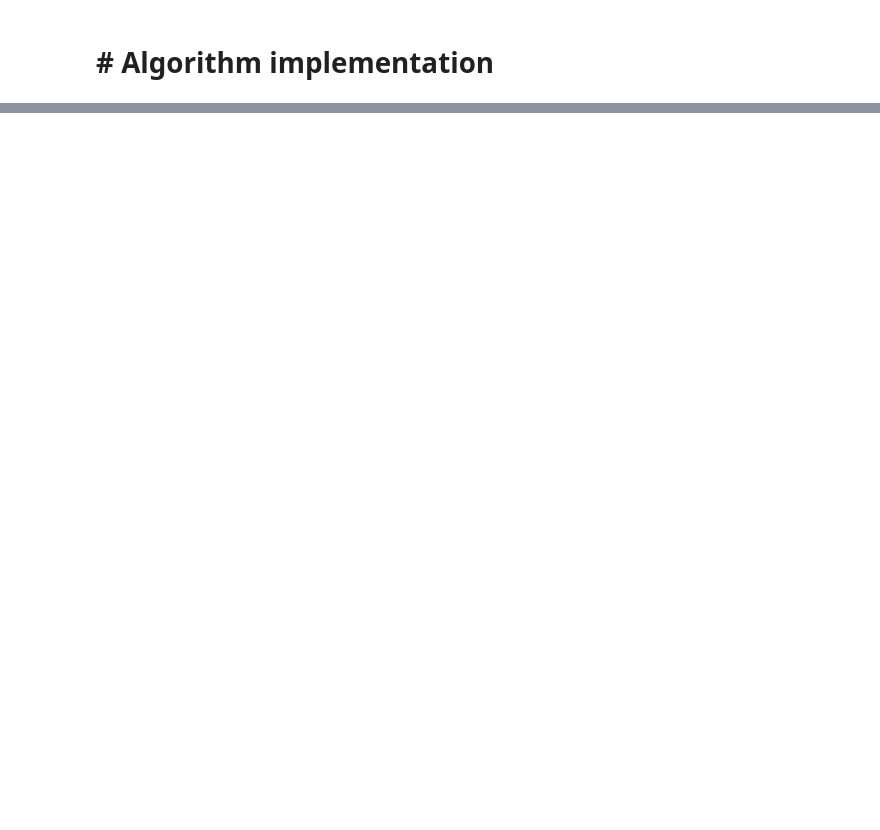
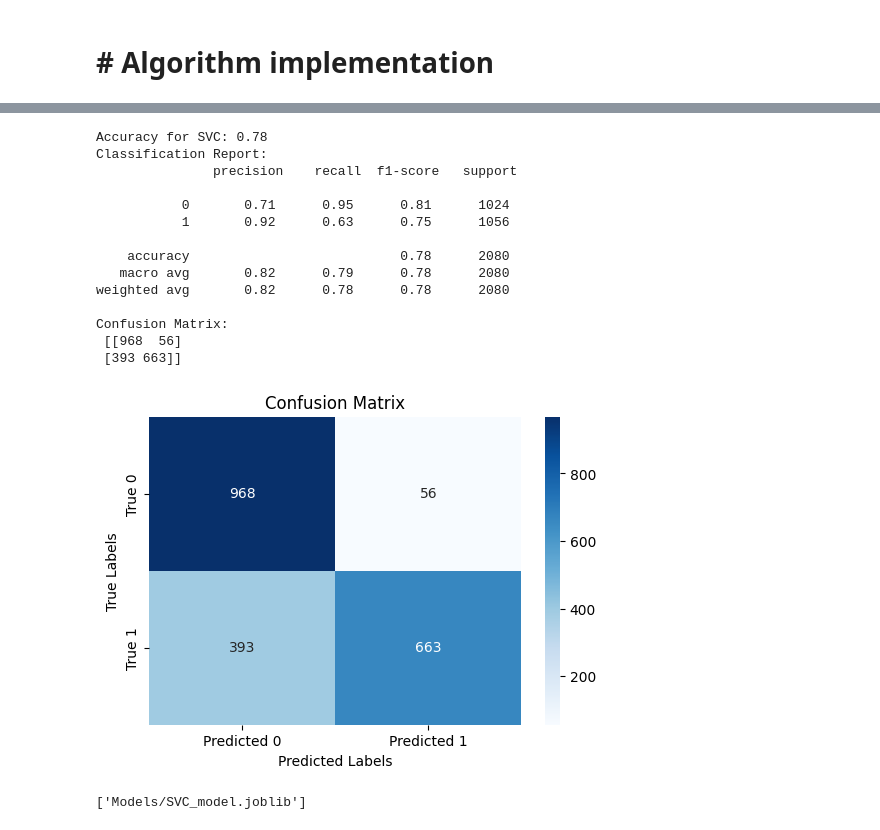
Before and after one commit to lasya0317/phishing-website-and-spam-mail-detection-using-machine-learning, a Jupyter notebook: CODE.ipynb, the cells around one changed output, grey strips where cells are left out. Drawn from its saved outputs; the diff is of its cells as text; code cells hidden in the pictures; blank space fills up the shorter version.

```diff
--- a/CODE.ipynb
+++ b/CODE.ipynb
@@ -617,0 +241,53 @@ plt.show()
+# %%
+# builf Support Vector Classifier model
+
+# Initialize SVC
+clf = SVC(kernel='linear')
+
+# Train the model
+clf.fit(X_train, y_train)
+
+# Test the model
+y_pred = clf.predict(X_test)
+
+# Calculate the accuracy
+accuracy = accuracy_score(y_test, y_pred)
+print(f'Accuracy for SVC: {accuracy:.2f}')
+
+# Classification report
+report = classification_report(y_test, y_pred)
+print('Classification Report:\n', report)
+
+# Confusion matrix
+conf_matrix = confusion_matrix(y_test, y_pred)
+print("Confusion Matrix:\n", conf_matrix)
+
+# Plotting the confusion matrix
+plt.figure(figsize=(6, 4))
+sns.heatmap(conf_matrix, annot=True, fmt='d', cmap='Blues',
+             xticklabels=['Predicted 0', 'Predicted 1'],
+             yticklabels=['True 0', 'True 1'])
+plt.xlabel('Predicted Labels')
+plt.ylabel('True Labels')
+plt.title('Confusion Matrix')
+plt.show()
+
+# Save the model
+joblib.dump(clf, 'Models/SVC_model.joblib')
+# %% [output]
+Accuracy for SVC: 0.78
+Classification Report:
+               precision    recall  f1-score   support
+
+           0       0.71      0.95      0.81      1024
+           1       0.92      0.63      0.75      1056
+
+    accuracy                           0.78      2080
+   macro avg       0.82      0.79      0.78      2080
+weighted avg       0.82      0.78      0.78      2080
+
+Confusion Matrix:
+ [[968  56]
+ [393 663]]
+[figure, added]
+['Models/SVC_model.joblib']
```
Also changed, not shown: parts of 77 cells of this notebook.
